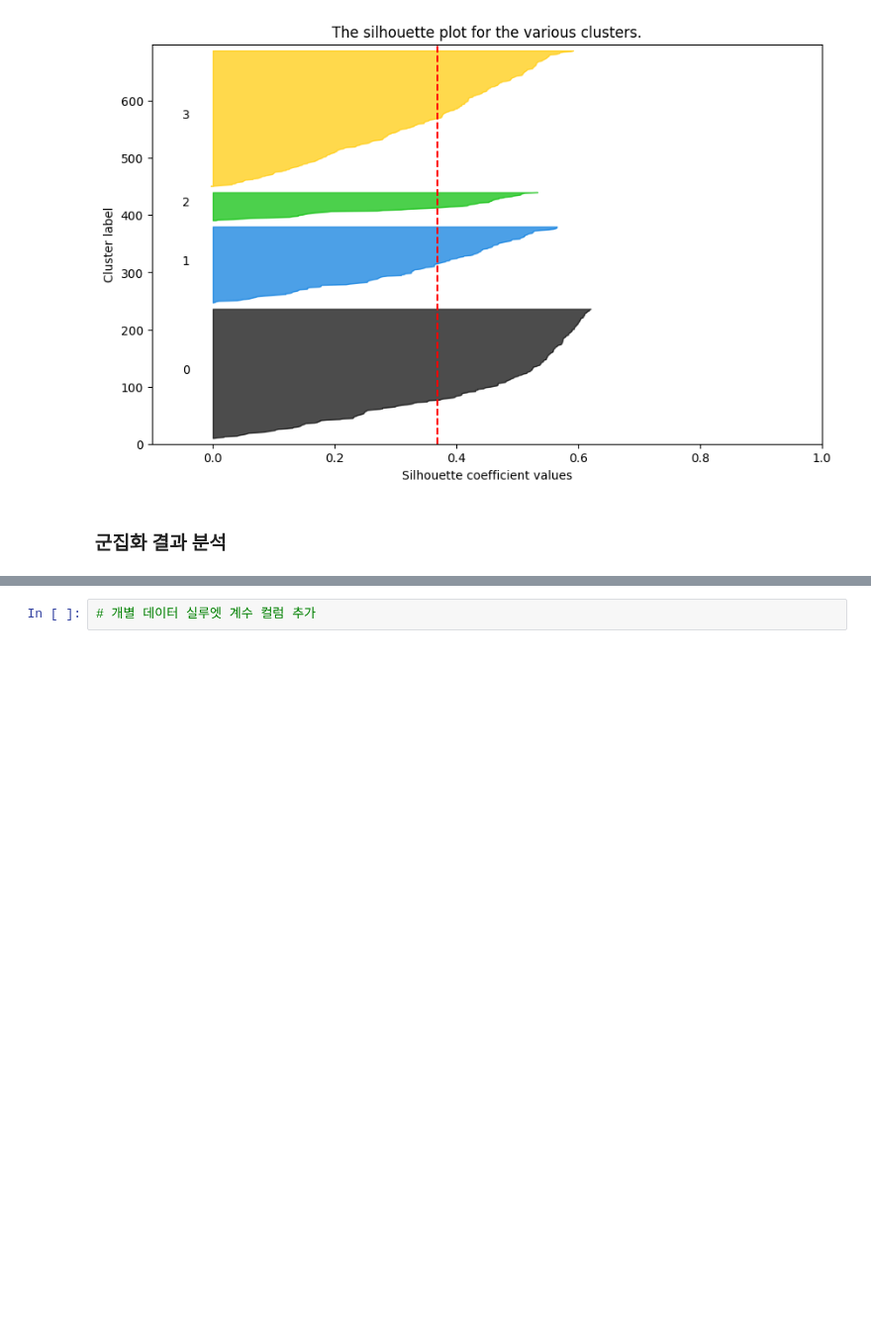
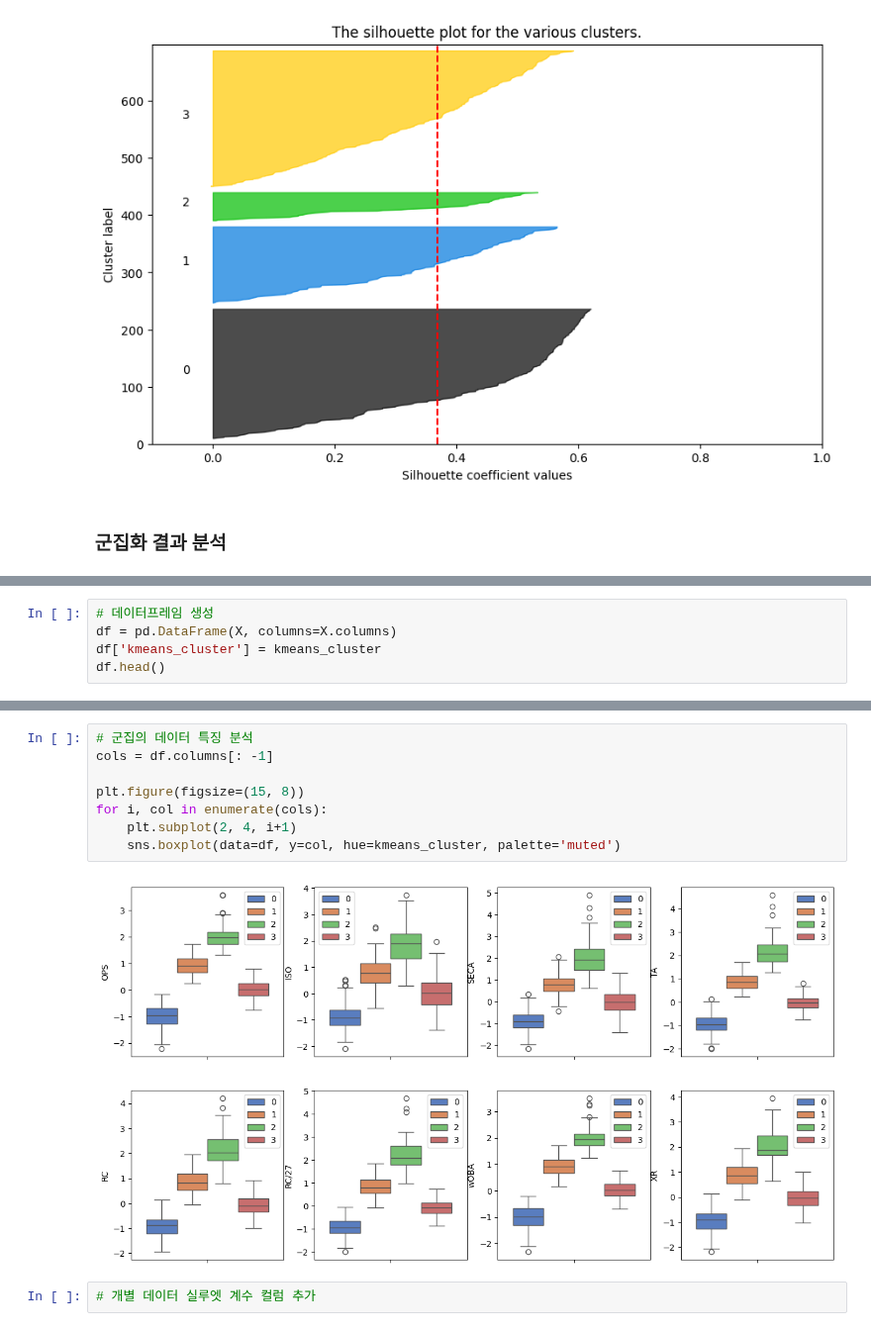
Before and after one commit to parkjiyon7/MSAI_6, a Jupyter notebook: python_ML/22_군집화_프로야구_실습.ipynb, the cells around one changed output, grey strips where cells are left out. Shown at 99% size. Saved outputs shown, nothing was run; the diff lists cells and outputs as text; blank space fills up the shorter version.

Commit message:
baseball clustering -plot

```diff
--- a/python_ML/22_군집화_프로야구_실습.ipynb
+++ b/python_ML/22_군집화_프로야구_실습.ipynb
@@ -147,0 +144,5 @@ s.silhouette_plot(X, k)
+# %%
+# 데이터프레임 생성
+df = pd.DataFrame(X, columns=X.columns)
+df['kmeans_cluster'] = kmeans_cluster
+df.head()
@@ -148,3 +156,13 @@ s.silhouette_plot(X, k)
+# %%
+# 군집의 데이터 특징 분석
+cols = df.columns[: -1]
+
+plt.figure(figsize=(15, 8))
+for i, col in enumerate(cols):
+    plt.subplot(2, 4, i+1)
+    sns.boxplot(data=df, y=col, hue=kmeans_cluster, palette='muted')
+# %% [output]
+[figure, added]
 # %%
 # 개별 데이터 실루엣 계수 컬럼 추가
 # %%
```
Also changed, not shown: parts of 3 cells of this notebook.
